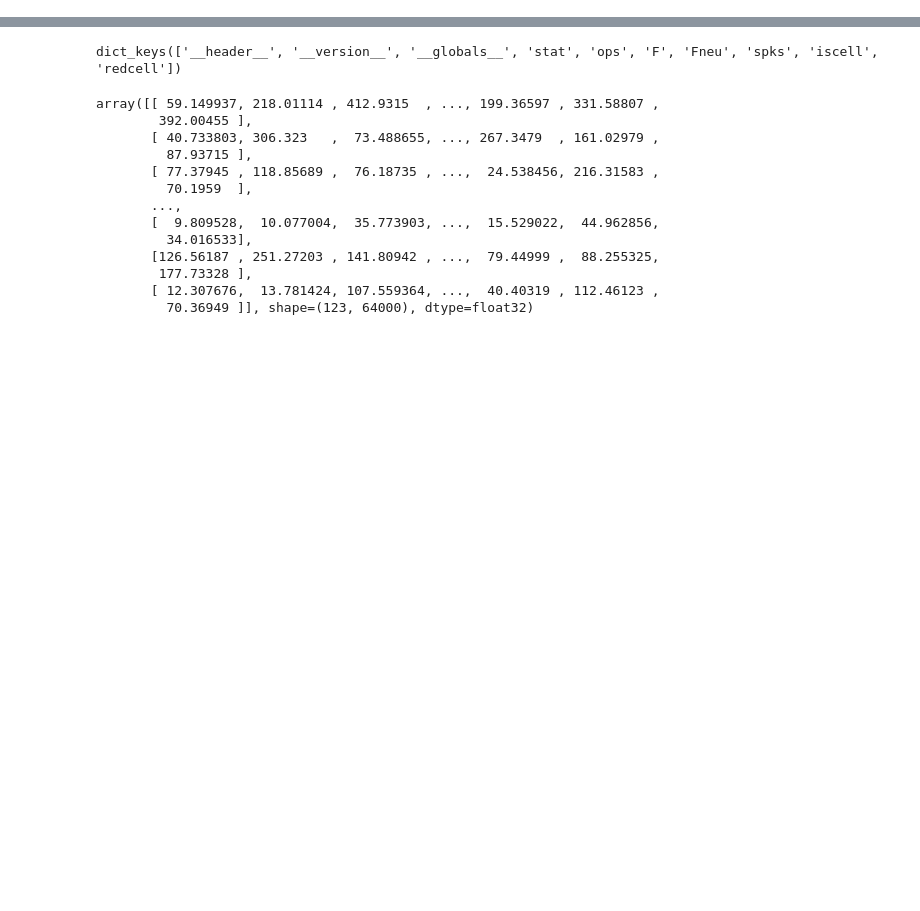
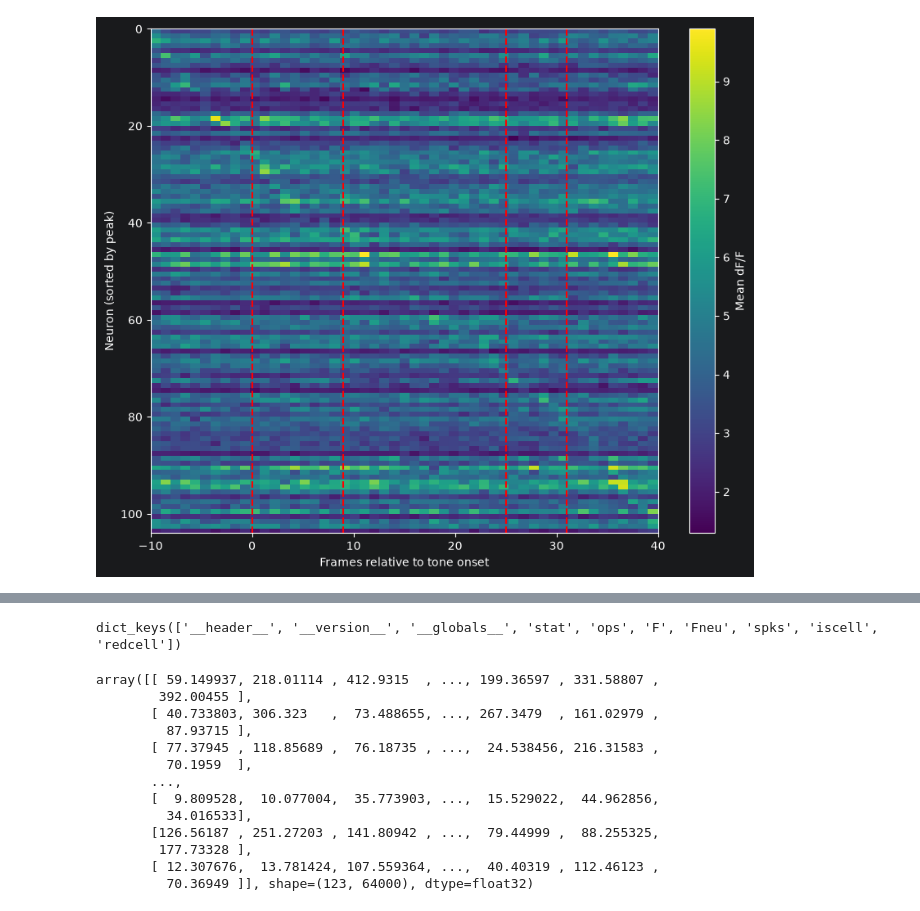
Before and after one commit to Yuchang09/DataAlign, a Jupyter notebook: scrach_space.ipynb, the cells around one changed output, grey strips where cells are left out. Cells and saved outputs as stored; diff of their text form; code cells hidden in the pictures; blank space fills up the shorter version.

```diff
--- a/scrach_space.ipynb
+++ b/scrach_space.ipynb
@@ -24,0 +128,46 @@ data
+# %%
+mean_dff = np.nanmean(dff_puff, axis=0)
+# %%
+# Calculate the average ΔF/F for each neuron across all frames
+neuron_mean_dff = np.nanmean(mean_dff, axis=1)
+
+# Keep only neurons with average ΔF/F >= 2
+keep = neuron_mean_dff >= 2
+
+filtered_dff = mean_dff[keep]
+
+# Find the frame of maximum ΔF/F for each remaining neuron
+peak_frames = np.nanargmax(filtered_dff, axis=1)
+
+# Sort neurons by peak location
+sort_idx = np.argsort(peak_frames)
+
+# Reorder the heatmap
+sorted_dff = filtered_dff[sort_idx]
+
+# Plot
+plt.figure(figsize=(10, 8))
+
+plt.imshow(
+    sorted_dff,
+    aspect="auto",
+    extent=[
+        relative_frames[0],
+        relative_frames[-1],
+        sorted_dff.shape[0],
+        0
+    ]
+)
+
+plt.axvline(0, linestyle="--", color="red", label="Tone onset")
+plt.axvline(9, linestyle="--", color="red", label="ISI start")
+plt.axvline(25, linestyle="--", color="red", label="Puff onset")
+plt.axvline(31, linestyle="--", color="red", label="Trial end")
+
+plt.xlabel("Frames relative to tone onset")
+plt.ylabel("Neuron (sorted by peak)")
+plt.colorbar(label="Mean dF/F")
+
+plt.show()
+# %% [output]
+[figure, added]
```
Also changed, not shown: parts of 18 cells of this notebook, 6 other files.
